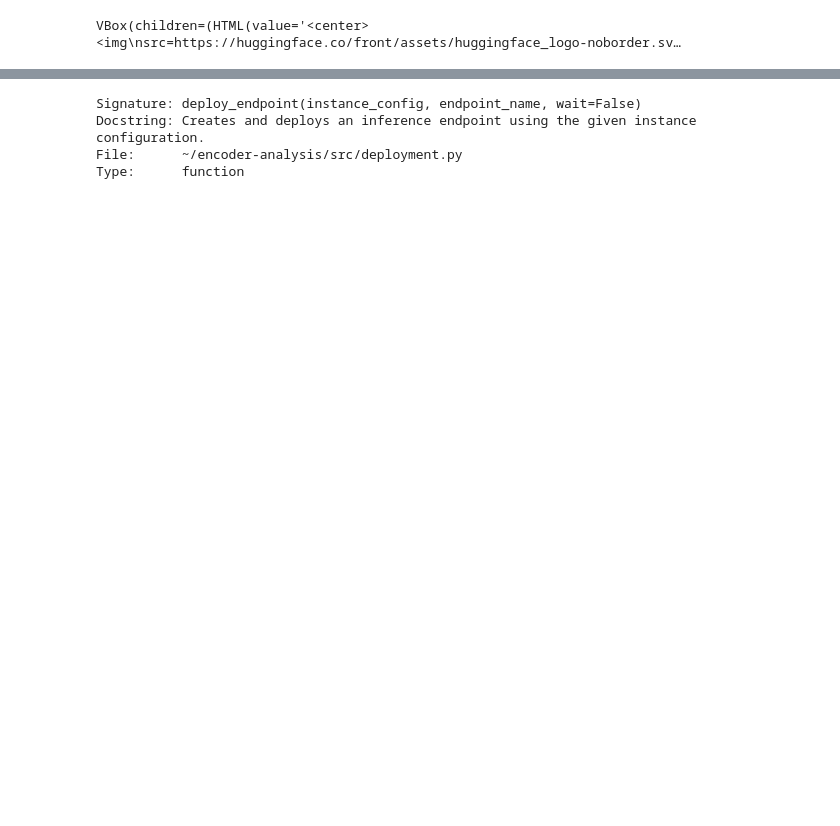
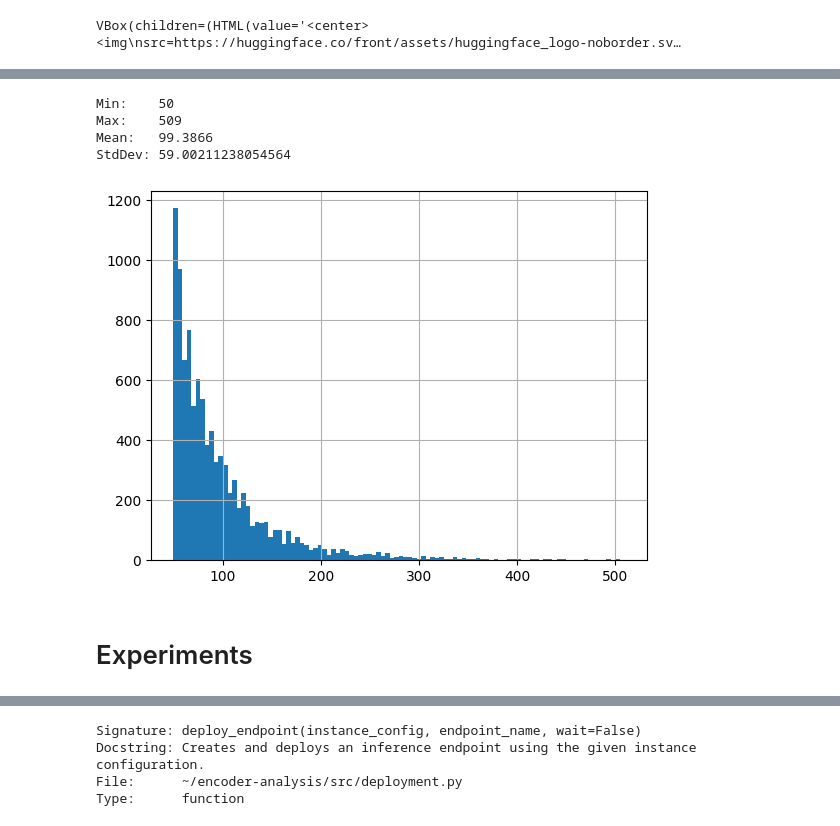
Before and after one commit to datavistics/encoder-analysis, a Jupyter notebook: classification-optimization.ipynb, the cells around one changed output, grey strips where cells are left out. Cells and saved outputs as stored; diff of their text form; code cells hidden in the pictures; blank space fills up the shorter version.

Commit message:
Polishing Experiment Notebooks

```diff
--- a/classification-optimization.ipynb
+++ b/classification-optimization.ipynb
@@ -42,0 +54,15 @@ None of PyTorch, TensorFlow >= 2.0, or Flax have been found. Models won't be ava
+# %%
+tokens = dataset.to_pandas().num_tokens
+tokens.hist(bins=100)
+print(f'Min:\t{tokens.min()}')
+print(f'Max:\t{tokens.max()}')
+print(f'Mean:\t{tokens.mean()}')
+print(f'StdDev:\t{tokens.std()}')
+# %% [output]
+Min:    50
+Max:    509
+Mean:   99.3866
+StdDev: 59.00211238054564
+[figure, added]
+# %% [markdown]
+# Experiments
```
Also changed, not shown: parts of 14 cells of this notebook, 1 other file.
